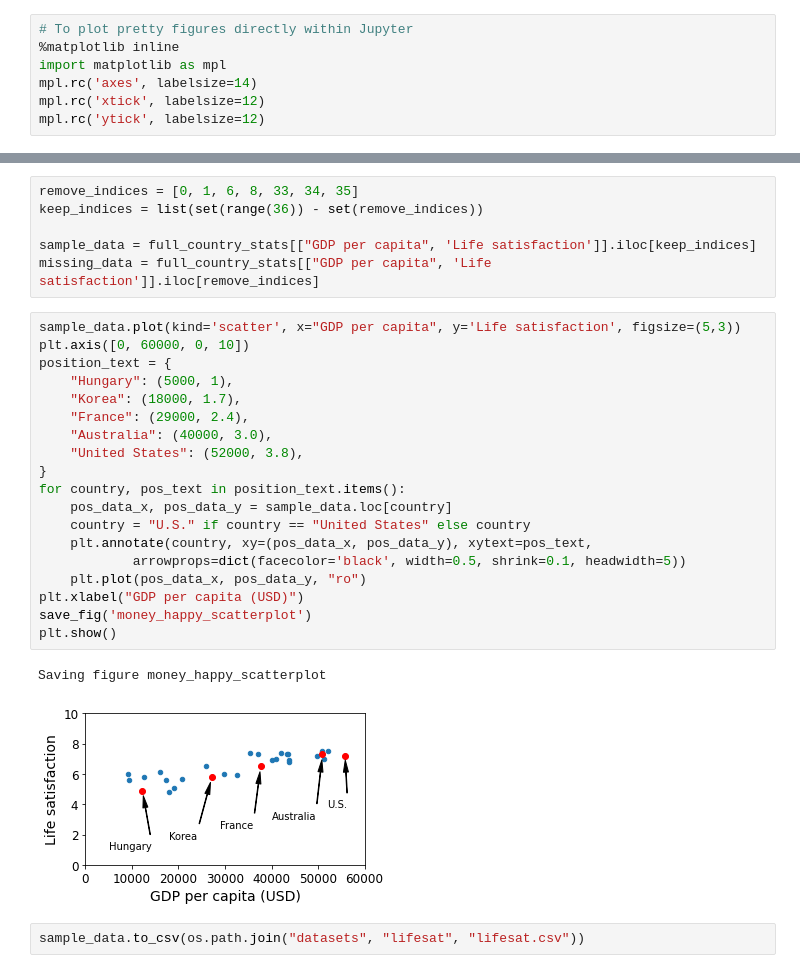
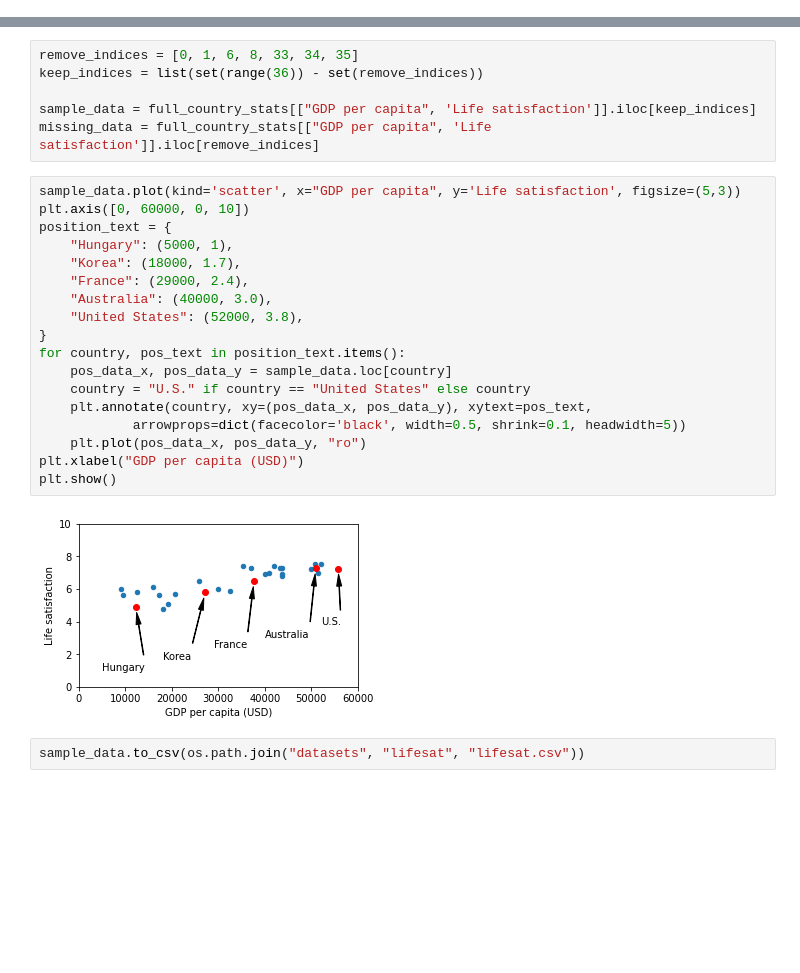
Before and after one commit to mbrhd/esd_intro_ml, a Jupyter notebook: 01_the_machine_learning_landscape.ipynb, the cells around one changed output, grey strips where cells are left out. Drawn from its saved outputs; the diff is of its cells as text; blank space fills up the shorter version.

```diff
--- a/01_the_machine_learning_landscape.ipynb
+++ b/01_the_machine_learning_landscape.ipynb
@@ -26,7 +0,0 @@ datapath = os.path.join("datasets", "lifesat", "")
-# %%
-# To plot pretty figures directly within Jupyter
-%matplotlib inline
-import matplotlib as mpl
-mpl.rc('axes', labelsize=14)
-mpl.rc('xtick', labelsize=12)
-mpl.rc('ytick', labelsize=12)
@@ -217,25 +93,23 @@ missing_data = full_country_stats[["GDP per capita", 'Life satisfaction']].iloc[
 # %%
 sample_data.plot(kind='scatter', x="GDP per capita", y='Life satisfaction', figsize=(5,3))
 plt.axis([0, 60000, 0, 10])
 position_text = {
     "Hungary": (5000, 1),
     "Korea": (18000, 1.7),
     "France": (29000, 2.4),
     "Australia": (40000, 3.0),
     "United States": (52000, 3.8),
 }
 for country, pos_text in position_text.items():
     pos_data_x, pos_data_y = sample_data.loc[country]
     country = "U.S." if country == "United States" else country
     plt.annotate(country, xy=(pos_data_x, pos_data_y), xytext=pos_text,
             arrowprops=dict(facecolor='black', width=0.5, shrink=0.1, headwidth=5))
     plt.plot(pos_data_x, pos_data_y, "ro")
 plt.xlabel("GDP per capita (USD)")
-save_fig('money_happy_scatterplot')
 plt.show()
 # %% [output]
-Saving figure money_happy_scatterplot
-[figure, old version]
+[figure, new version]
 # %%
 sample_data.to_csv(os.path.join("datasets", "lifesat", "lifesat.csv"))
 # %%
```
Also changed, not shown: parts of 29 cells of this notebook.
